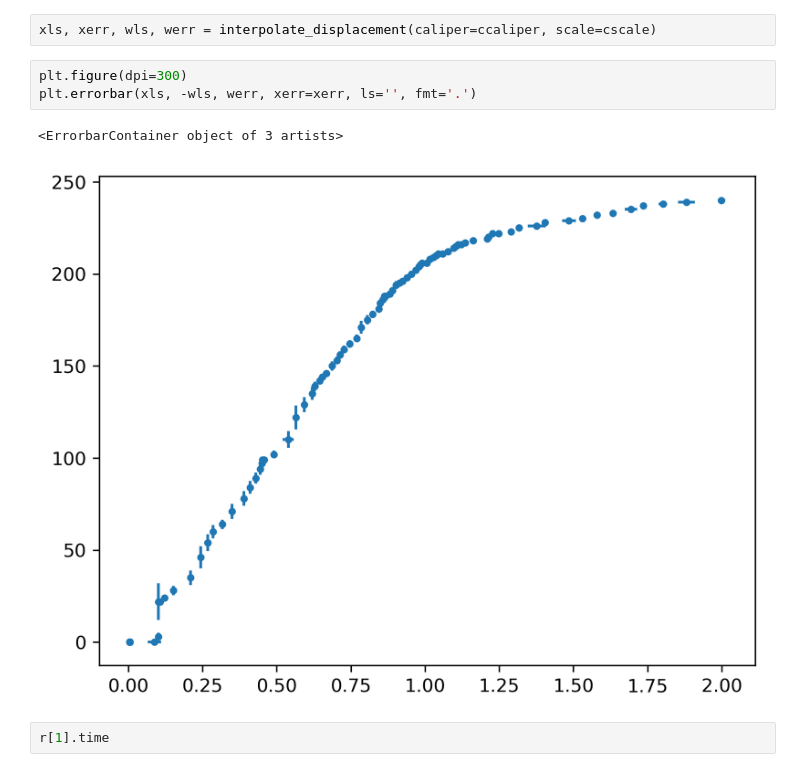
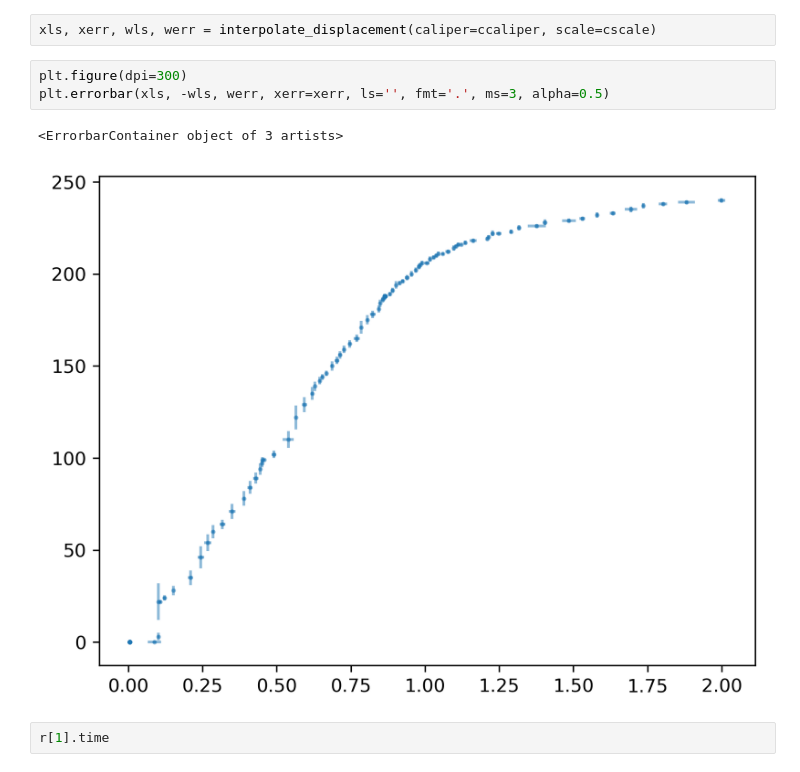
Before and after one commit to liuyiqiandrew/flexure_exp_proj, a Jupyter notebook: dev/force_displace_parsing.ipynb, the cells around one changed output. Saved outputs shown, nothing was run; the diff lists cells and outputs as text.

```diff
--- a/dev/force_displace_parsing.ipynb
+++ b/dev/force_displace_parsing.ipynb
@@ -120,10 +120,10 @@ def interpolate_displacement(caliper:pd.DataFrame, scale:pd.DataFrame):
 xls, xerr, wls, werr = interpolate_displacement(caliper=ccaliper, scale=cscale)
 # %%
 plt.figure(dpi=300)
-plt.errorbar(xls, -wls, werr, xerr=xerr, ls='', fmt='.')
+plt.errorbar(xls, -wls, werr, xerr=xerr, ls='', fmt='.', ms=3, alpha=0.5)
 # %% [output]
 <ErrorbarContainer object of 3 artists>
-[figure, old version]
+[figure, new version]
 # %%
 r[1].time
 # %% [output]
```
